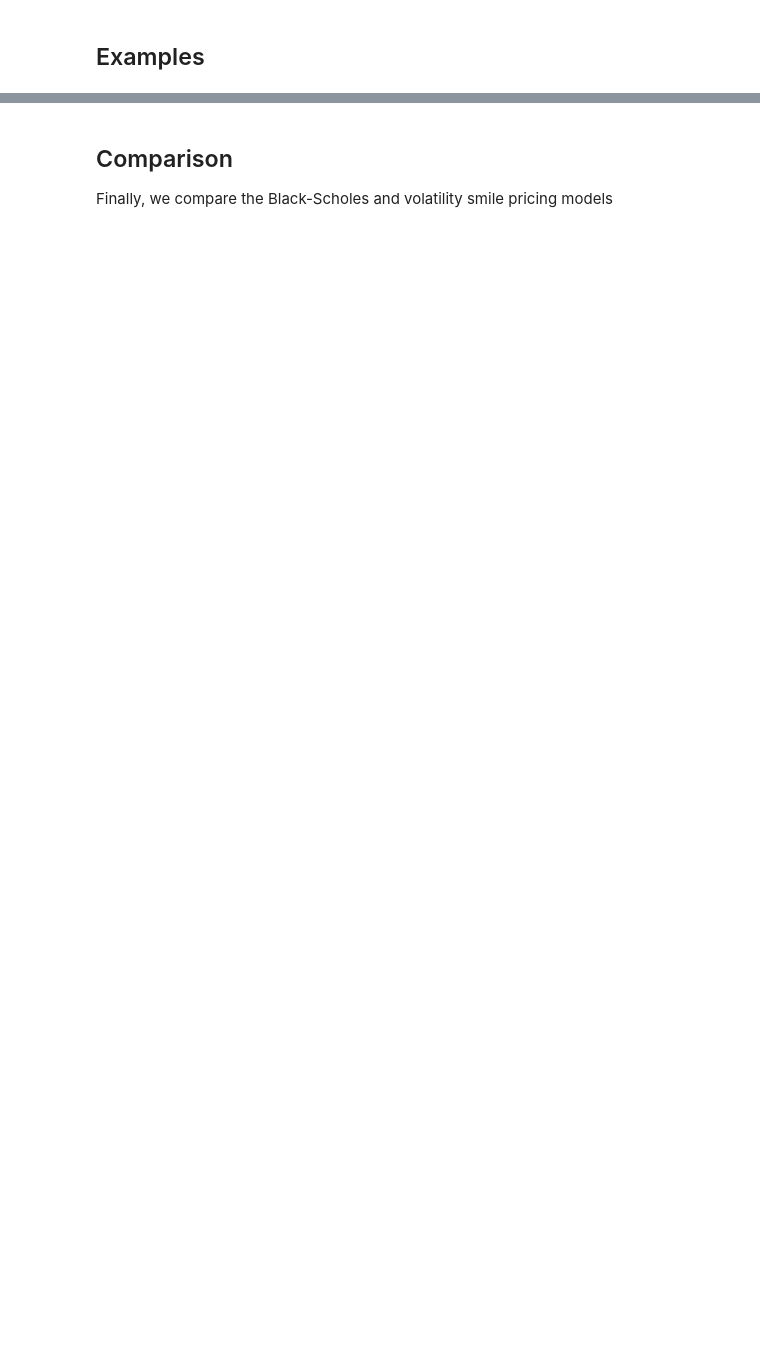
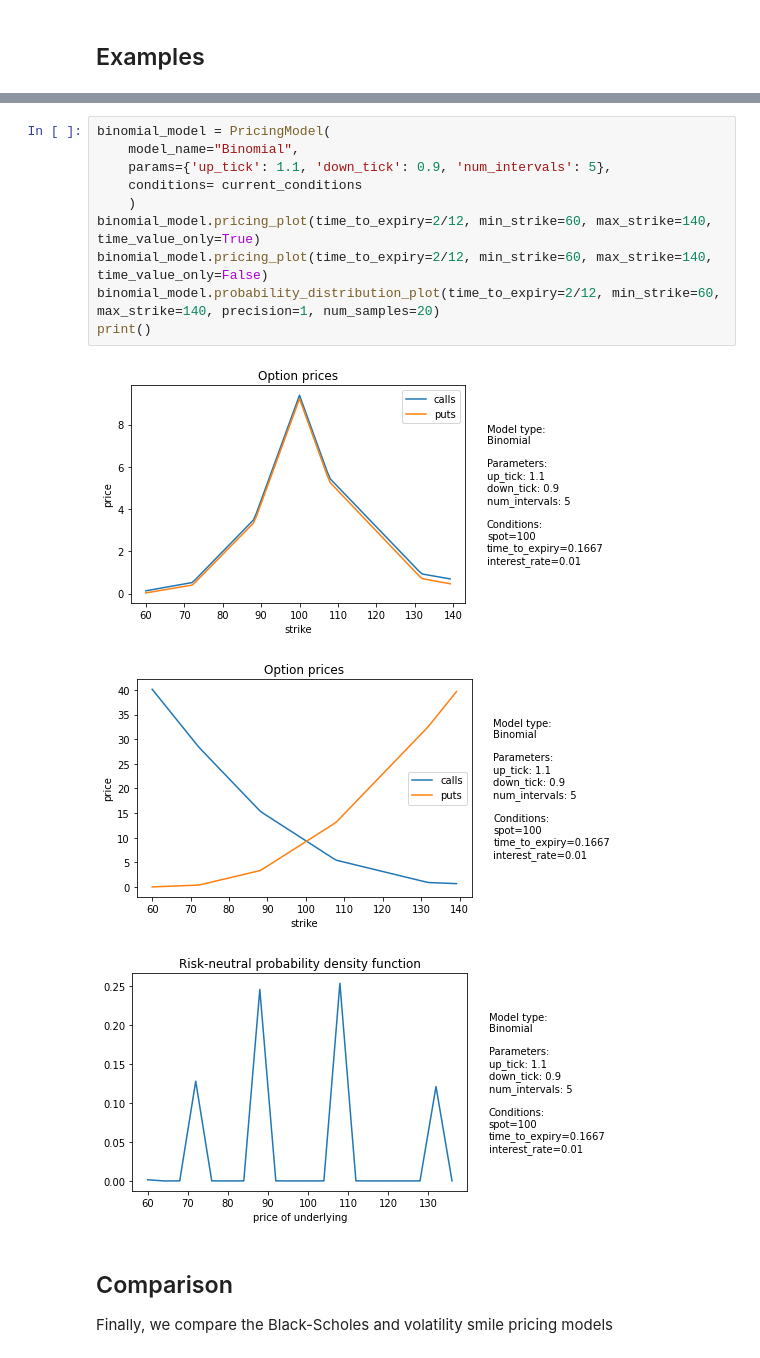
Before and after one commit to ivganev/option-pricing-models, a Jupyter notebook: VolatilitySmile.ipynb, the cells around one changed output, grey strips where cells are left out. Drawn from its saved outputs; the diff is of its cells as text; blank space fills up the shorter version.

```diff
--- a/VolatilitySmile.ipynb
+++ b/VolatilitySmile.ipynb
@@ -283,3 +415,17 @@ print()
+# %%
+binomial_model = PricingModel(
+    model_name="Binomial",
+    params={'up_tick': 1.1, 'down_tick': 0.9, 'num_intervals': 5},
+    conditions= current_conditions
+    )
+binomial_model.pricing_plot(time_to_expiry=2/12, min_strike=60, max_strike=140, time_value_only=True)
+binomial_model.pricing_plot(time_to_expiry=2/12, min_strike=60, max_strike=140, time_value_only=False)
+binomial_model.probability_distribution_plot(time_to_expiry=2/12, min_strike=60, max_strike=140, precision=1, num_samples=20)
+print()
+# %% [output]
+[figure, added]
+[figure, added]
+[figure, added]
 # %% [markdown]
 ## Comparison
 
```
Also changed, not shown: parts of 23 cells of this notebook.
